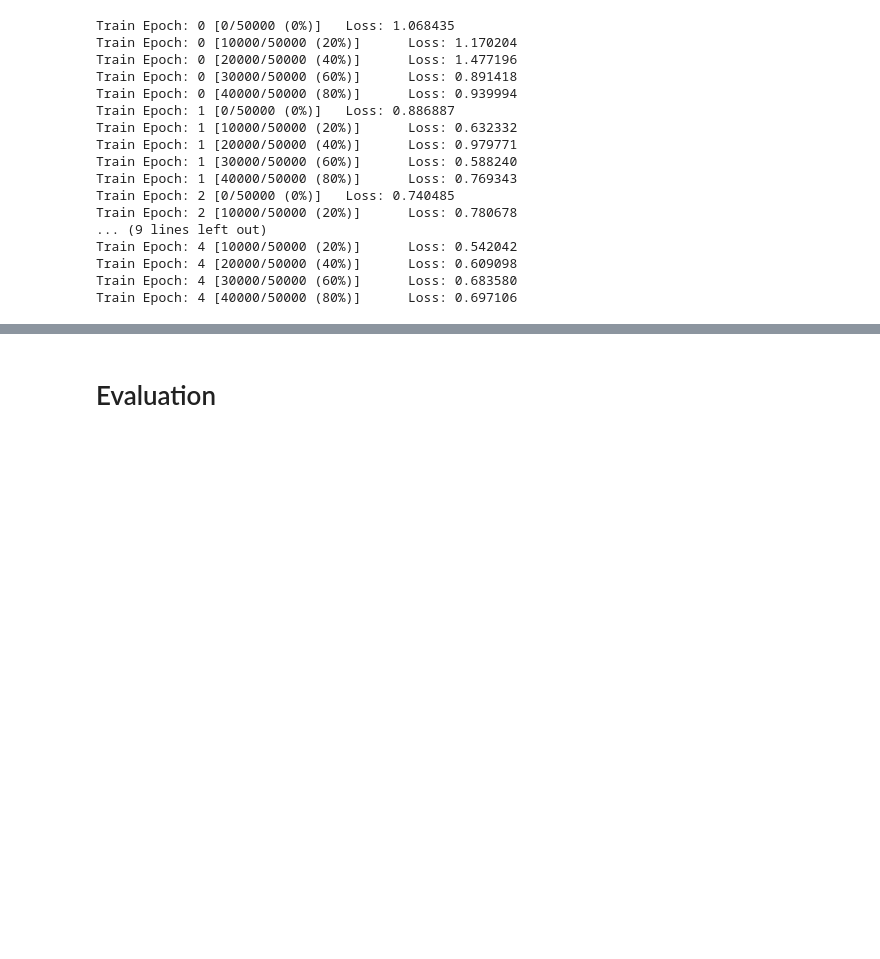
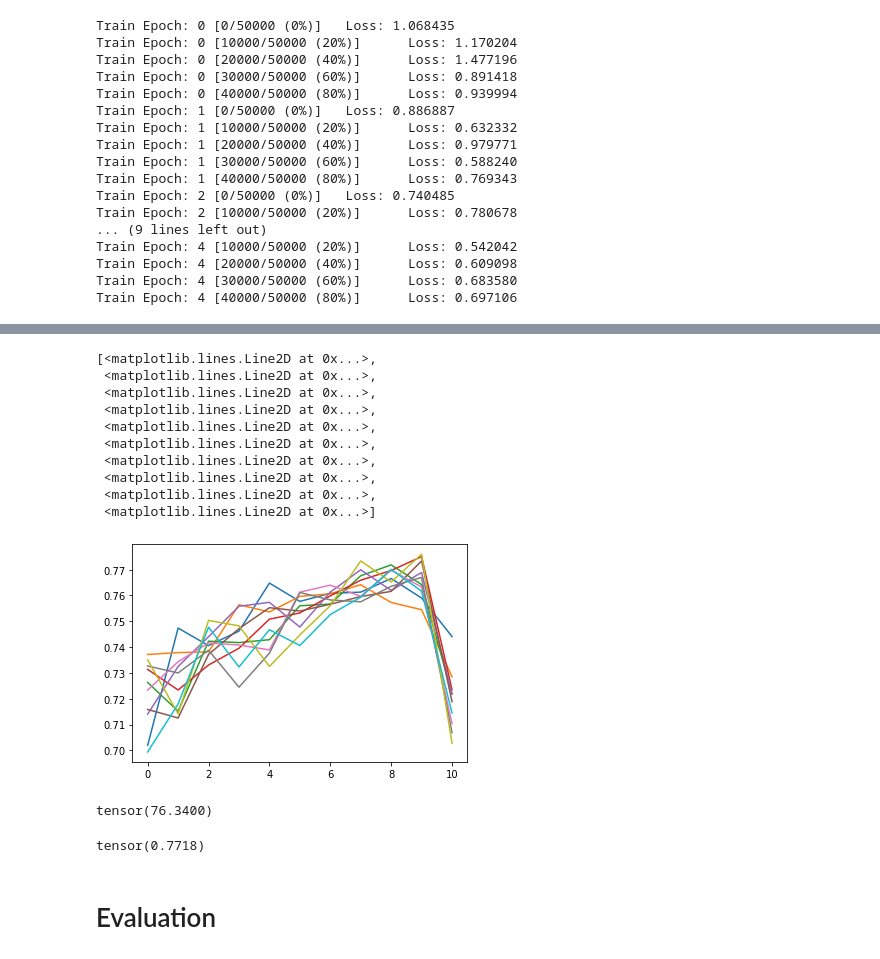
Before and after one commit to einbandi/ptsne-pytorch, a Jupyter notebook: cifar-manipulation.ipynb, the cells around one changed output, grey strips where cells are left out. Cells and saved outputs as stored; diff of their text form; code cells hidden in the pictures; blank space fills up the shorter version.

```diff
--- a/cifar-manipulation.ipynb
+++ b/cifar-manipulation.ipynb
@@ -315,3 +395,68 @@ Train Epoch: 4 [40000/50000 (80%)]      Loss: 0.697106
+# %%
+train_acc = []
+test_acc = []
+f_scores_cat_test = []
+f_scores_deer_test = []
+f_scores_dog_test = []
+labels_train = torch.tensor(cifar_train.targets)
+labels_test = torch.tensor(cifar_test.targets)
+for i in range(11):
+    curr_train_accs = []
+    curr_test_accs = []
+    curr_f_cat = []
+    curr_f_deer = []
+    curr_f_dog = []
+    for ep in range(10):
+        filename_train = 'models\out\cifar-new-after-out-train-emb{:03d}-ep{}.pt'.format(10*i, ep)
+        filename_test = 'models\out\cifar-new-after-out-test-emb{:03d}-ep{}.pt'.format(10*i, ep)
+        logits_train = torch.load(filename_train)
+        curr_train_accs.append((logits_train.argmax(dim=1)==labels_train).sum().float() / len(labels_train))
+        logits_test = torch.load(filename_test)
+        curr_test_accs.append((logits_test.argmax(dim=1)==labels_test).sum().float() / len(labels_test))
+        cf_test = torch.zeros(10,10, dtype=int)
+        for idx in zip(labels_test, logits_test.argmax(dim=1)):
+            cf_test[idx] += 1
+        prec_cat = cf_test[3,3].float() / cf_test[:,3].sum().float()
+        rec_cat = cf_test[3,3].float() / cf_test[3,:].sum().float()
+        f_cat = torch.sqrt(prec_cat * rec_cat)
+        curr_f_cat.append(f_cat)
+        prec_deer = cf_test[4,4].float() / cf_test[:,4].sum().float()
+        rec_deer = cf_test[4,4].float() / cf_test[4,:].sum().float()
+        f_deer = torch.sqrt(prec_deer * rec_deer)
+        curr_f_deer.append(f_deer)
+        prec_dog = cf_test[3,3].float() / cf_test[:,3].sum().float()
+        rec_dog = cf_test[3,3].float() / cf_test[3,:].sum().float()
+        f_dog = torch.sqrt(prec_dog * rec_dog)
+        curr_f_dog.append(f_dog)
+    train_acc.append(curr_train_accs)
+    test_acc.append(curr_test_accs)
+    f_scores_cat_test.append(curr_f_cat)
+    f_scores_deer_test.append(curr_f_deer)
+    f_scores_dog_test.append(curr_f_dog)
+train_acc = torch.tensor(train_acc)
+test_acc = torch.tensor(test_acc)
+# %%
+plt.plot(torch.tensor(f_scores_deer_test))
+# %% [output]
+[<matplotlib.lines.Line2D at 0x...>,
+ <matplotlib.lines.Line2D at 0x...>,
+ <matplotlib.lines.Line2D at 0x...>,
+ <matplotlib.lines.Line2D at 0x...>,
+ <matplotlib.lines.Line2D at 0x...>,
+ <matplotlib.lines.Line2D at 0x...>,
+ <matplotlib.lines.Line2D at 0x...>,
+ <matplotlib.lines.Line2D at 0x...>,
+ <matplotlib.lines.Line2D at 0x...>,
+ <matplotlib.lines.Line2D at 0x...>]
+[figure, added]
+# %%
+torch.tensor(test_accs).max()
+# %% [output]
+tensor(76.3400)
+# %%
+torch.tensor(test_acc).max()
+# %% [output]
+tensor(0.7718)
 # %%
 net.eval()
 with torch.no_grad():
```
Also changed, not shown: parts of 13 cells of this notebook.
